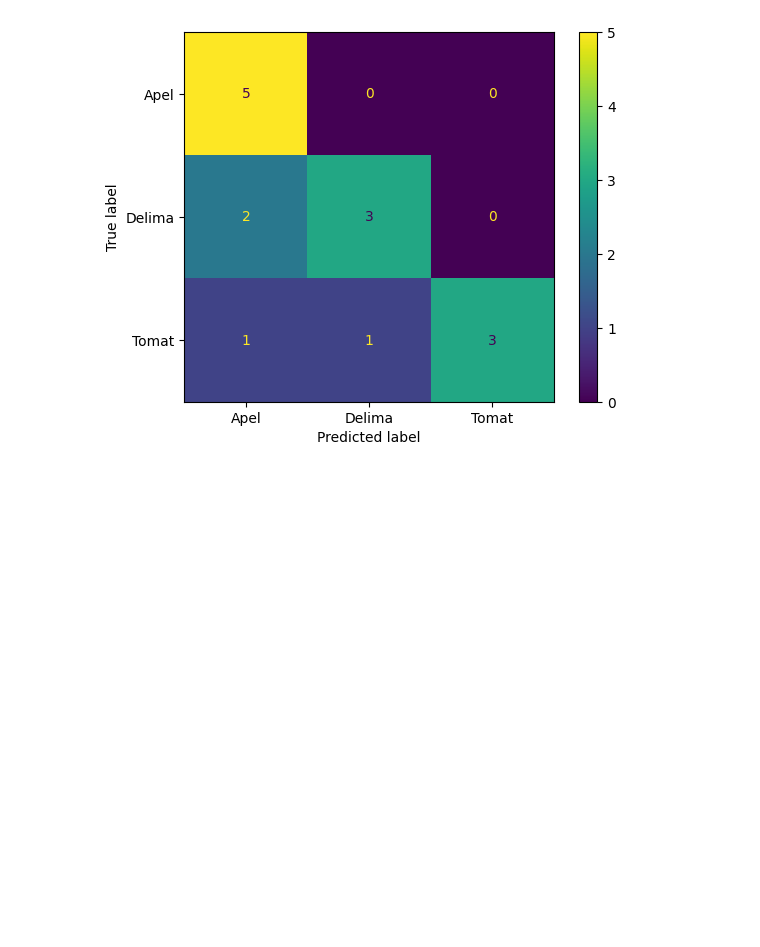
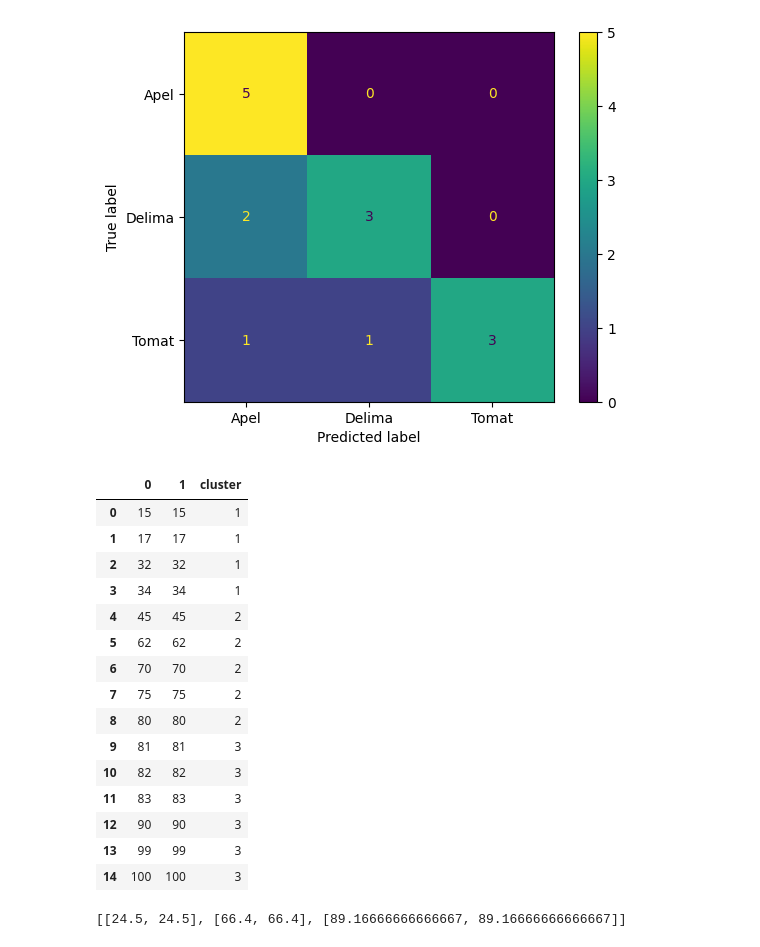
Before and after one commit to habib-roy/google-colab-source-code, a Jupyter notebook: DS_Diskusi_3.ipynb, the cells around one changed output. Saved outputs shown, nothing was run; the diff lists cells and outputs as text; code cells hidden in the pictures; blank space fills up the shorter version.

```diff
--- a/DS_Diskusi_3.ipynb
+++ b/DS_Diskusi_3.ipynb
@@ -73,3 +73,80 @@ plt.show()
    macro avg       0.79      0.73      0.73        15
 weighted avg       0.79      0.73      0.73        15
 [figure]
+# %%
+import pandas as pd
+from sklearn.cluster import KMeans
+from matplotlib import pyplot as plt
+
+dataRecord = [
+    [ 15, 15 ],
+    [ 17, 17 ],
+    [ 32, 32 ],
+    [ 34, 34 ],
+    [ 45, 45 ],
+    [ 62, 62 ],
+    [ 70, 70 ],
+    [ 75, 75 ],
+    [ 80, 80 ],
+    [ 81, 81 ],
+    [ 82, 82 ],
+    [ 83, 83 ],
+    [ 90, 90 ],
+    [ 99, 99 ],
+    [ 100, 100]
+]
+clusterPredic = [
+    1,
+    1,
+    1,
+    1,
+    2,
+    2,
+    2,
+    2,
+    2,
+    3,
+    3,
+    3,
+    3,
+    3,
+    3,
+]
+
+df = pd.DataFrame(dataRecord)
+df['cluster'] = clusterPredic
+df
+
+# km = KMeans(n_clusters=3)
+# y_predict = km.fit_predict(dataRecord(['x','y']))
+# y_predict
+# %% [output]
+|  | 0 | 1 | cluster |
+| 0 | 15 | 15 | 1 |
+| 1 | 17 | 17 | 1 |
+| 2 | 32 | 32 | 1 |
+| 3 | 34 | 34 | 1 |
+| 4 | 45 | 45 | 2 |
+| 5 | 62 | 62 | 2 |
+| 6 | 70 | 70 | 2 |
+| 7 | 75 | 75 | 2 |
+| 8 | 80 | 80 | 2 |
+| 9 | 81 | 81 | 3 |
+| 10 | 82 | 82 | 3 |
+| 11 | 83 | 83 | 3 |
+| 12 | 90 | 90 | 3 |
+| 13 | 99 | 99 | 3 |
+| 14 | 100 | 100 | 3 |
+# %%
+# get centroid
+centroids = []
+
+for i in range(3):
+    result_list = []
+    result_list.append(df.loc[df['cluster'] == i+1][0].mean())
+    result_list.append(df.loc[df['cluster'] == i+1][1].mean())
+    centroids.append(result_list)
+
+print(centroids)
+# %% [output]
+[[24.5, 24.5], [66.4, 66.4], [89.16666666666667, 89.16666666666667]]
```
Also changed, not shown: parts of 5 cells of this notebook.
